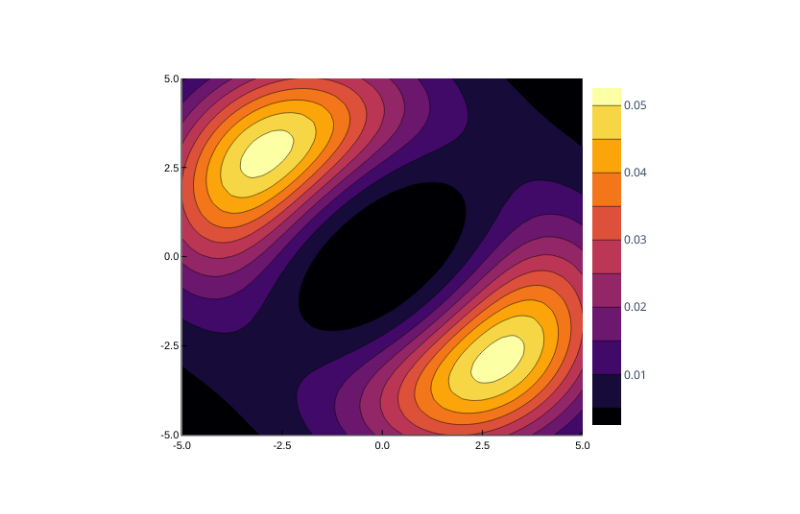
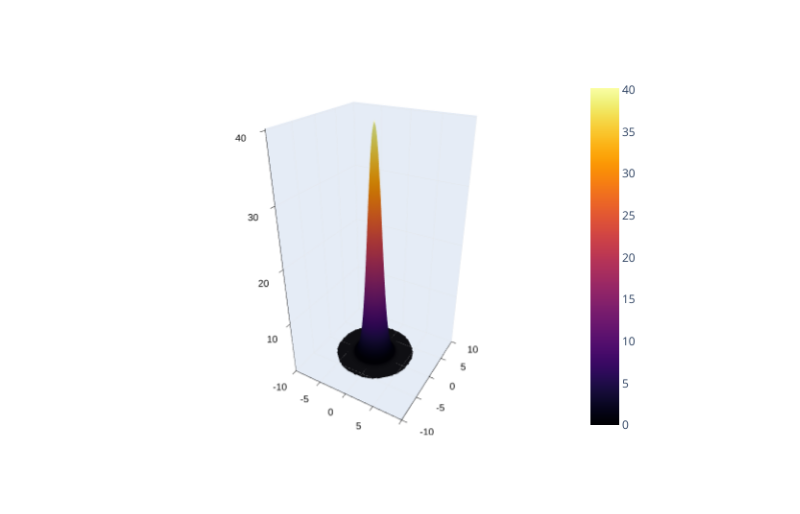
Before and after one commit to AtomThum/PropagatorSimulations, a Jupyter notebook: Simulations/CPUSim.ipynb, the cells around one changed output. Cells and saved outputs as stored; diff of their text form; code cells hidden in the pictures.

```diff
--- a/Simulations/CPUSim.ipynb
+++ b/Simulations/CPUSim.ipynb
@@ -8,8 +8,8 @@ freePropagatorC(qf, qfp, q0, q0p, tf, t0) = freePropagator(qf, q0, tf, t0) * fre
 initStateFunction(q0, q0p, σ1, s1, p1, σ2, s2, p2) = (1//2 * pi * σ1)^(1//4) * exp(-(q0 - s1)^2 / (4 * σ1^2) + im * p1 * q0) * (1//2 * pi * σ2)^(1//4) * exp(-(q0p - s2)^2 / (4 * σ2^2) + im * p2 * q0p)
 springPropagator1(qf, qfp, q0, q0p, tf, t0) = freePropagatorC(qf, qfp, q0, q0p, tf, t0) * (1 - im * α * tf / 6 * (-2 * (m * (q0 + qf)^2 + m * (q0p + qfp)^2 + im * tf) + 2*q0*q0p + q0*qfp + q0p*qf + 2*qf*qfp))
 
-maxPos = 5
-minPos = -5
+maxPos = 10
+minPos = -10
 stepPos = 0.25
 
 pos1Vect = collect(minPos:stepPos:maxPos)
@@ -18,16 +18,4 @@ posVectSize = size(pos1Vect, 1)
 posMat = [(i, j) for i in pos1Vect, j in pos2Vect]
 
 posToIndex(pos) = Int32((pos - minPos) / stepPos  + 1)
-
-# Unentangled
-# initState(q) = initStateFunction(q[1], q[2], 0.5, 0, 0, 0.5, 0, 0)
-# Entangled
-initState(q) = 1/sqrt(2) * (initStateFunction(q[1], q[2], 0.5, +1, 0, 0.5, -1, 0) + initStateFunction(q[1], q[2], 0.5, -1, 0, 0.5, +1, 0))
-initMat = initState.(posMat)
-initMat = round.(initMat, digits = 7)
-
-α = 2
-m = 1
-
-surface(pos1Vect, pos2Vect, abs.(initMat))
 # %% [output]
@@ -35,27 +23,32 @@ surface(pos1Vect, pos2Vect, abs.(initMat))
 # %%
 # The bruteforce integral approach
 
 # Unentangled
-initState(q) = initStateFunction(q[1], q[2], 0.5, 0, 0, 0.5, 0, 0)
+initState(q) = initStateFunction(q[1], q[2], 0.5, +1, 0, 0.5, -1, 0)
 # Entangled
-# initState(q) = 1/sqrt(2) * (initStateFunction(q[1], q[2], 0.5, +1, 0, 0.5, -1, 0) + initStateFunction(q[1], q[2], 0.5, -1, 0, 0.5, +1, 0))
+# initState(q) = 1/sqrt(2) * (initStateFunction(q[1], q[2], 0.5, +1, 0, 0.5, -1, 0) - initStateFunction(q[1], q[2], 0.5, -1, 0, 0.5, +1, 0))
+global α
+α = 1
+m = 1
+
+springPropagator1(qf, qfp, q0, q0p, tf, t0) = freePropagatorC(qf, qfp, q0, q0p, tf, t0) * (1 - im * α * tf / 6 * (-2 * (m * (q0 + qf)^2 + m * (q0p + qfp)^2 + im * tf) + 2*q0*q0p + q0*qfp + q0p*qf + 2*qf*qfp))
 initMat = initState.(posMat)
-initMat = round.(initMat, digits = 7)
+# initMat = round.(initMat, digits = 7)
 
 finalMat = Matrix{ComplexF32}(undef, posVectSize, posVectSize)
-finalTime = 2
+finalTime = 1
 
 for xf in pos1Vect, xfp in pos2Vect
 	sumPos = 0
 	for i in 1:posVectSize
 		Threads.@threads for j in 1:posVectSize
 			x0 = pos1Vect[i]
 			x0p = pos2Vect[j]
-			sumPos += springPropagator1(xf, xfp, x0, x0p, finalTime, 0) * initMat[i, j]
+			sumPos += freePropagatorC(xf, xfp, x0, x0p, finalTime, 0) * initMat[i, j]
 		end
 	end
 	finalMat[posToIndex(xf), posToIndex(xfp)] = sumPos
 end
-contourf(pos1Vect, pos2Vect, normalize(abs2.(finalMat)))
+surface(pos1Vect, pos2Vect, abs2.(finalMat))
 # %% [output]
-[figure, old version]
+[figure, new version]
```
Also changed, not shown: parts of 1 cell of this notebook, 11 other files.
